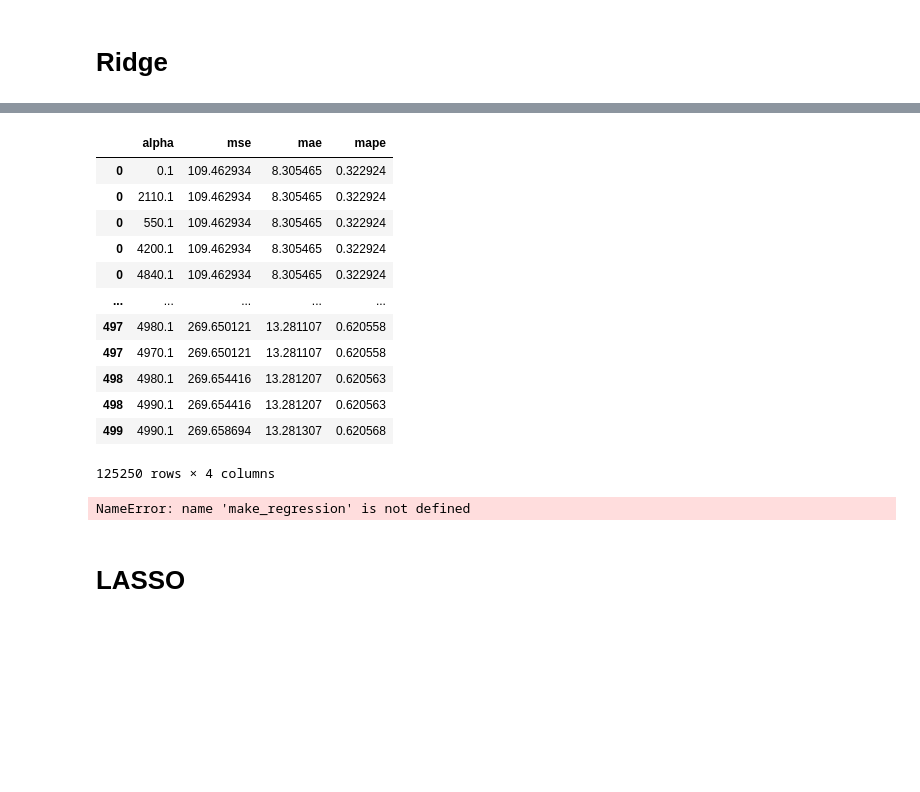
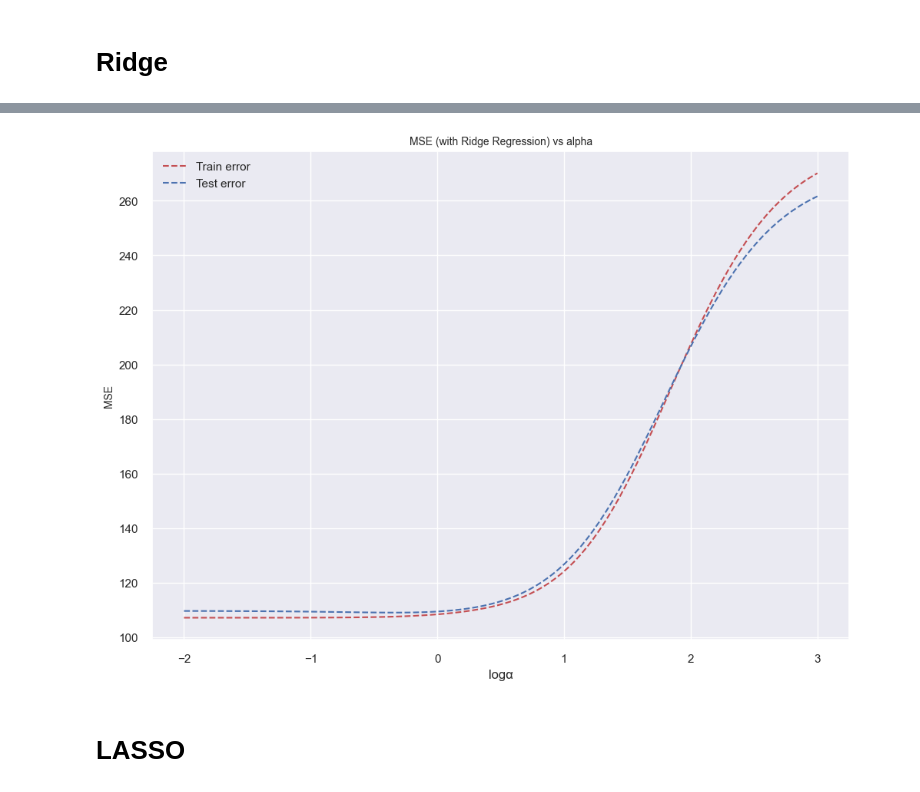
Before and after one commit to kcristinaa/ML-course, a Jupyter notebook: 1η εργασία/Assignment1.ipynb, the cells around one changed output, grey strips where cells are left out. Cells and saved outputs as stored; diff of their text form; code cells hidden in the pictures; blank space fills up the shorter version.

```diff
--- a/1η εργασία/Assignment1.ipynb
+++ b/1η εργασία/Assignment1.ipynb
@@ -292,62 +250,6 @@ for a in alphas:
-# %%
-df = df.sort_values(by=['mape'])
-df
-# %% [output]
-|  | alpha | mse | mae | mape |
-| 0 | 0.1 | 109.462934 | 8.305465 | 0.322924 |
-| 0 | 2110.1 | 109.462934 | 8.305465 | 0.322924 |
-| 0 | 550.1 | 109.462934 | 8.305465 | 0.322924 |
-| 0 | 4200.1 | 109.462934 | 8.305465 | 0.322924 |
-| 0 | 4840.1 | 109.462934 | 8.305465 | 0.322924 |
-| ... | ... | ... | ... | ... |
-| 497 | 4980.1 | 269.650121 | 13.281107 | 0.620558 |
-| 497 | 4970.1 | 269.650121 | 13.281107 | 0.620558 |
-| 498 | 4980.1 | 269.654416 | 13.281207 | 0.620563 |
-| 498 | 4990.1 | 269.654416 | 13.281207 | 0.620563 |
-| 499 | 4990.1 | 269.658694 | 13.281307 | 0.620568 |
-125250 rows × 4 columns
-# %%
-clf = Ridge()
-
-X, y, w = make_regression(
-    n_samples=10, n_features=10, coef=True, random_state=1, bias=3.5
-)
-
-coefs = []
-errors = []
-
-alphas = np.logspace(-6, 6, 200)
-
-# Train the model with different regularisation strengths
-for a in alphas:
-    clf.set_params(alpha=a)
-    clf.fit(X, y)
-    coefs.append(clf.coef_)
-    errors.append(mean_squared_error(clf.coef_, w))
-
-# Display results
-plt.figure(figsize=(20, 6))
-
-plt.subplot(121)
-ax = plt.gca()
-ax.plot(alphas, coefs)
-ax.set_xscale("log")
-plt.xlabel("alpha")
-plt.ylabel("weights")
-plt.title("Ridge coefficients as a function of the regularization")
-plt.axis("tight")
-
-plt.subplot(122)
-ax = plt.gca()
-ax.plot(alphas, errors)
-ax.set_xscale("log")
-plt.xlabel("alpha")
-plt.ylabel("error")
-plt.title("Coefficient error as a function of the regularization")
-plt.axis("tight")
-
-plt.show()
-# %% [output]
-NameError: name 'make_regression' is not defined
+# %%
+plot_train_test_errors_ridge(ridge_mse_train, ridge_mse_test, alphas)
+# %% [output]
+[figure, added]
 # %% [markdown]
 # LASSO
```
Also changed, not shown: parts of 31 cells of this notebook, 3 other files.
